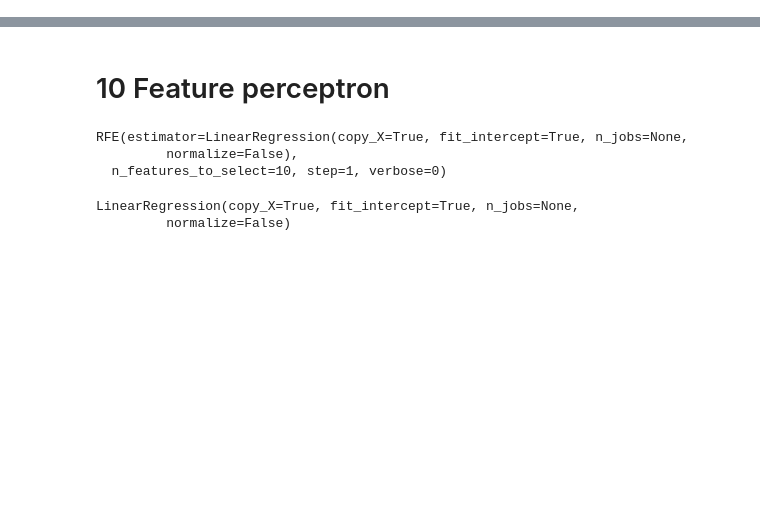
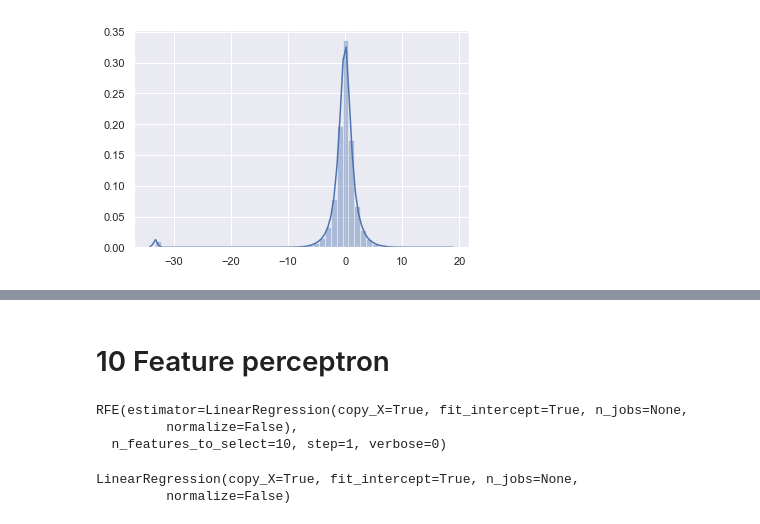
Before and after one commit to KennedyMurphy/elomerchant, a Jupyter notebook: notebooks/feature-selection.ipynb, the cells around one changed output, grey strips where cells are left out. Cells and saved outputs as stored; diff of their text form; code cells hidden in the pictures; blank space fills up the shorter version.

```diff
--- a/notebooks/feature-selection.ipynb
+++ b/notebooks/feature-selection.ipynb
@@ -22,3 +12,8 @@ target = pd.read_csv("../data/processed/train_target.csv")
 
 feats.set_index('card_id', inplace=True)
 target.set_index('card_id', inplace=True)
+# %%
+sns.set()
+ax = sns.distplot(target)
+# %% [output]
+[figure, added]
```
Also changed, not shown: parts of 5 cells of this notebook, 4 other files.
